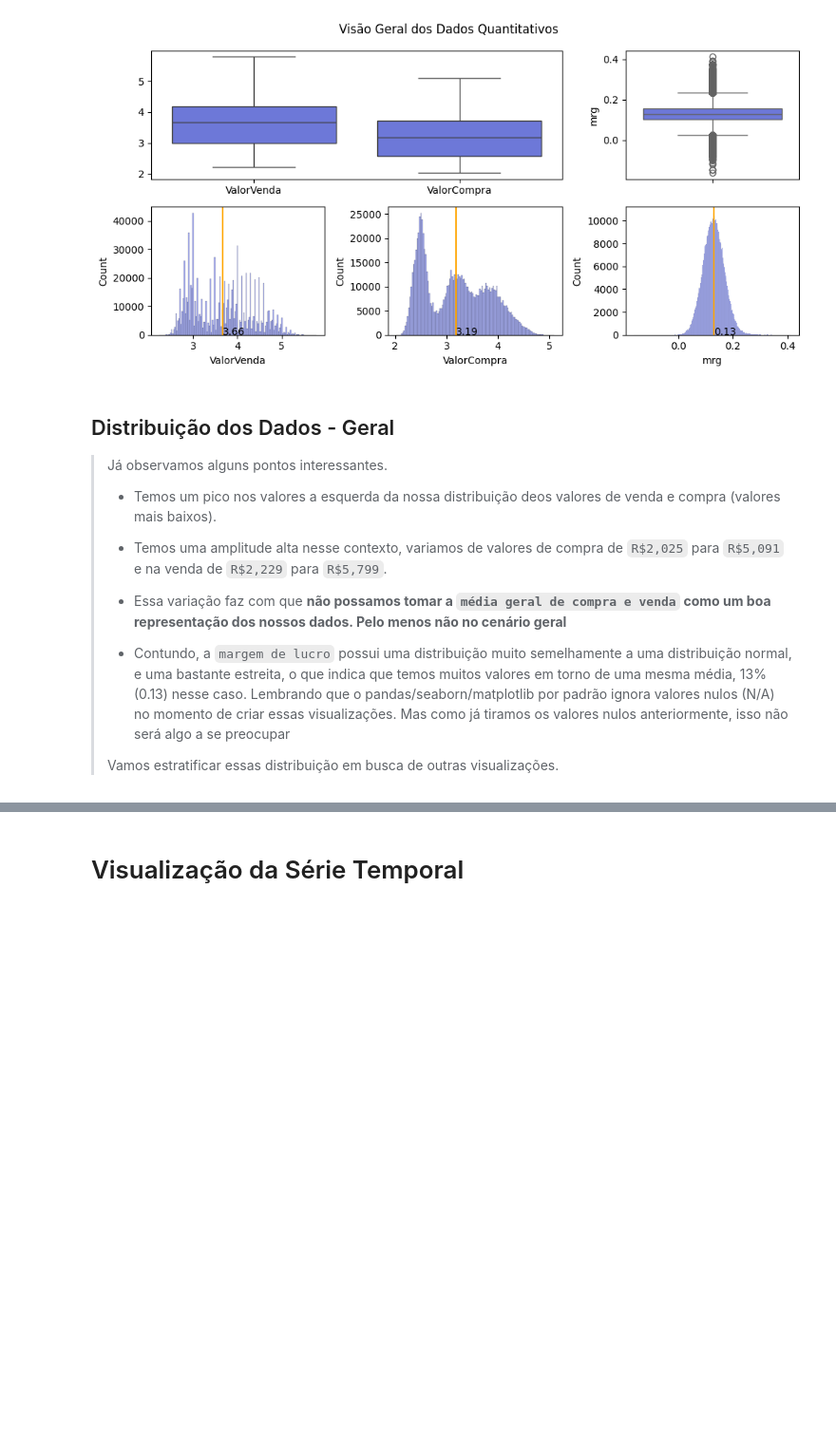
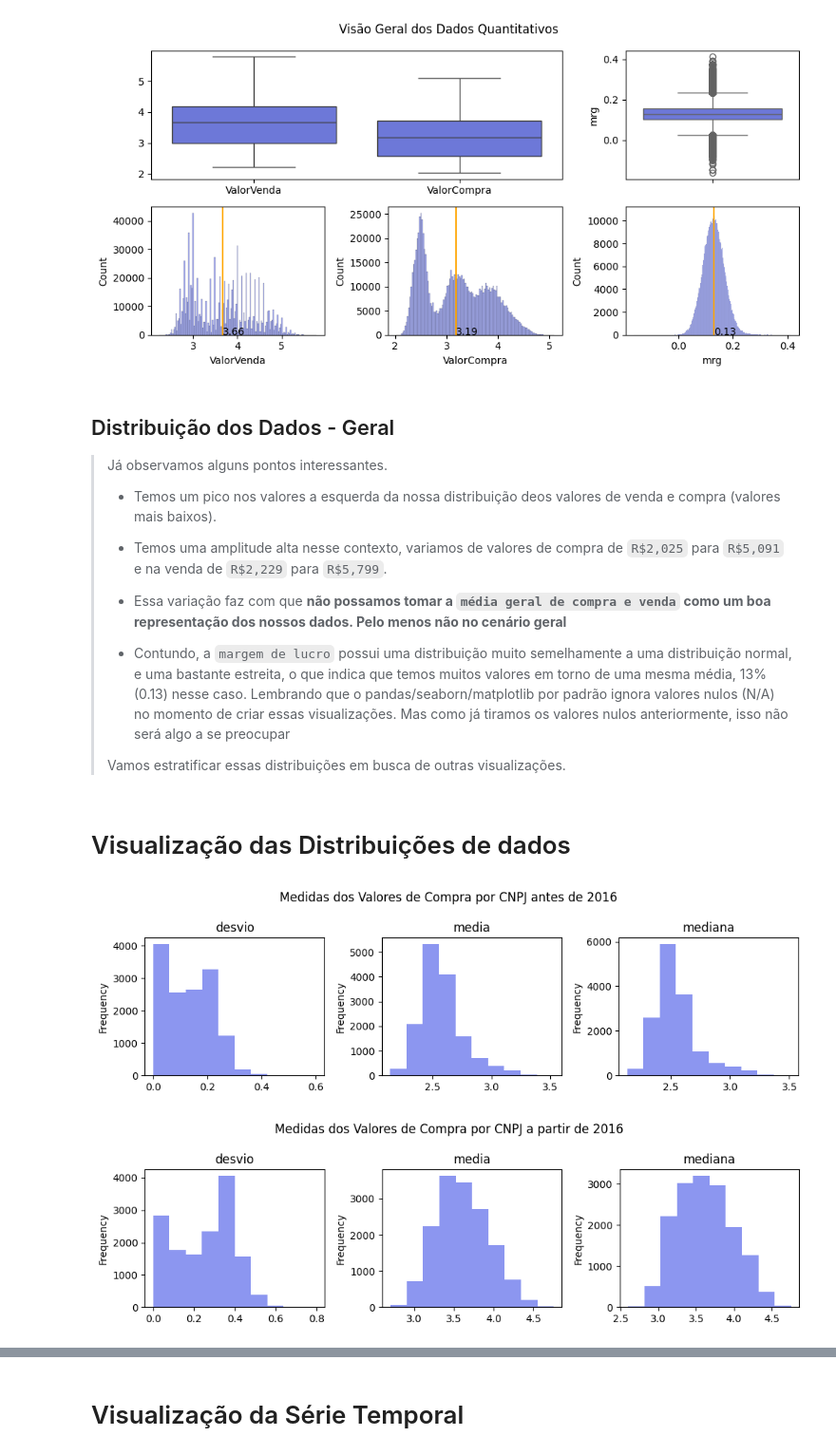
Before and after one commit to jorgecarvalhopi/Python_Analise-Precos-Combustiveis-2019, a Jupyter notebook: analise_v2.ipynb, the cells around one changed output, grey strips where cells are left out. Shown at 95% size. Cells and saved outputs as stored; diff of their text form; code cells hidden in the pictures; blank space fills up the shorter version.

```diff
--- a/analise_v2.ipynb
+++ b/analise_v2.ipynb
@@ -186,4 +186,58 @@ plt.show()
 >
 >- Contundo, a `margem de lucro` possui uma distribuição muito semelhamente a uma distribuição normal, e uma bastante estreita, o que indica que temos muitos valores em torno de uma mesma média, 13% (0.13) nesse caso. Lembrando que o pandas/seaborn/matplotlib por padrão ignora valores nulos (N/A) no momento de criar essas visualizações. Mas como já tiramos os valores nulos anteriormente, isso não será algo a se preocupar
 >
->Vamos estratificar essas distribuição em busca de outras visualizações.
+>Vamos estratificar essas distribuições em busca de outras visualizações.
+# %% [markdown]
+# Visualização das Distribuições de dados
+# %%
+combustiveis_antes_2016 = combustiveis.loc[combustiveis.ano <= 2015]
+combustiveis_depois_2016 = combustiveis.loc[combustiveis.ano > 2015]
+# %%
+desvios_cnpjs = combustiveis_antes_2016.groupby(by = 'CNPJRevenda')['ValorCompra'].std()
+mean_cnpjs = combustiveis_antes_2016.groupby(by = 'CNPJRevenda')['ValorCompra'].mean()
+median_cnpjs = combustiveis_antes_2016.groupby(by = 'CNPJRevenda')['ValorCompra'].median()
+
+plt.figure(figsize=(10, 3)).suptitle('Medidas dos Valores de Compra por CNPJ antes de 2016')
+
+plt.subplot(1, 3, 1)
+plt.title('desvio')
+desvios_cnpjs.plot(kind = 'hist', color = cor_roxo_claro)
+
+plt.subplot(1, 3, 2)
+plt.title('media')
+mean_cnpjs.plot(kind = 'hist', color = cor_roxo_claro)
+
+plt.subplot(1, 3, 3)
+plt.title('mediana')
+median_cnpjs.plot(kind = 'hist', color = cor_roxo_claro)
+
+plt.tight_layout()
+plt.savefig('medidas_cnpj_antes_2016.png', dpi = 150)
+plt.show()
+
+#==========================================================================================================================================
+
+desvios_cnpjs = combustiveis_depois_2016.groupby(by = 'CNPJRevenda')['ValorCompra'].std()
+mean_cnpjs = combustiveis_depois_2016.groupby(by = 'CNPJRevenda')['ValorCompra'].mean()
+median_cnpjs = combustiveis_depois_2016.groupby(by = 'CNPJRevenda')['ValorCompra'].median()
+
+plt.figure(figsize=(10, 3)).suptitle('Medidas dos Valores de Compra por CNPJ a partir de 2016')
+
+plt.subplot(1, 3, 1)
+plt.title('desvio')
+desvios_cnpjs.plot(kind = 'hist', color = cor_roxo_claro)
+
+plt.subplot(1, 3, 2)
+plt.title('media')
+mean_cnpjs.plot(kind = 'hist', color = cor_roxo_claro)
+
+plt.subplot(1, 3, 3)
+plt.title('mediana')
+median_cnpjs.plot(kind = 'hist', color = cor_roxo_claro)
+
+plt.tight_layout()
+plt.savefig('medidas_cnpj_depois_2016.png', dpi = 150)
+plt.show()
+# %% [output]
+[figure, added]
+[figure, added]
```
Also changed, not shown: parts of 8 cells of this notebook.
